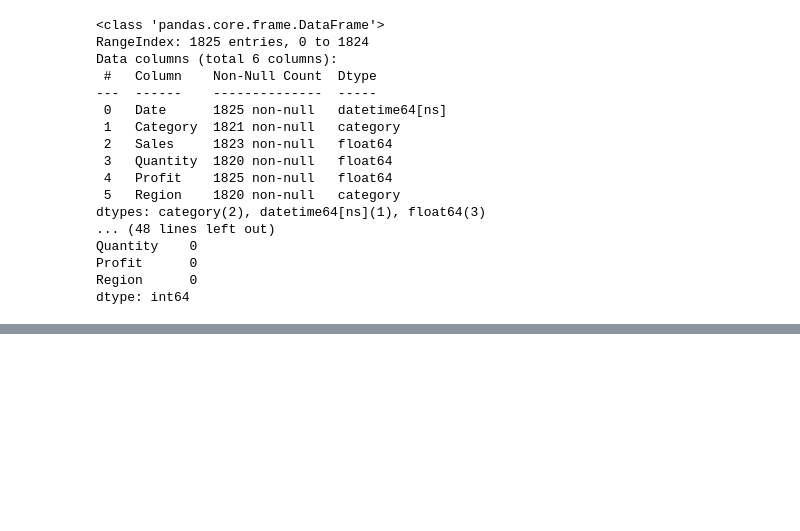
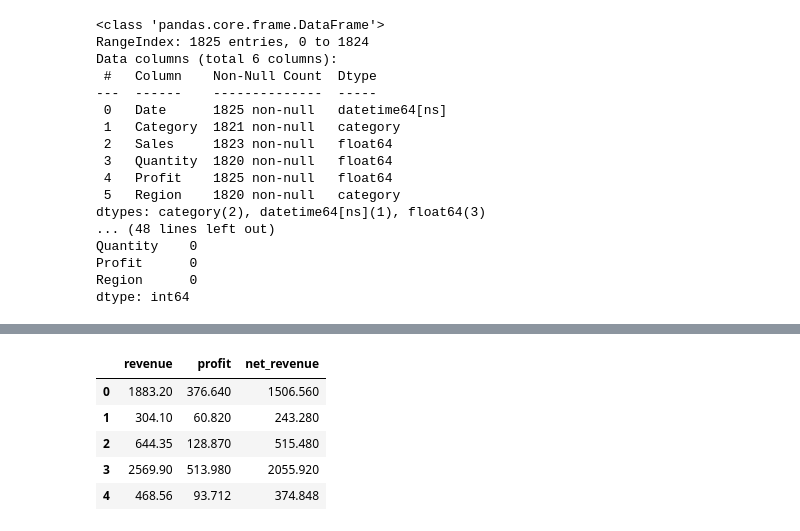
Before and after one commit to MuhammadTayyab8/Artificial-Intelligence-using-Python---DigiSkills, a Jupyter notebook: Artificial_Intelligence_using_Python.ipynb, the cells around one changed output, grey strips where cells are left out. Saved outputs shown, nothing was run; the diff lists cells and outputs as text; code cells hidden in the pictures; blank space fills up the shorter version.

```diff
--- a/Artificial_Intelligence_using_Python.ipynb
+++ b/Artificial_Intelligence_using_Python.ipynb
@@ -1127,0 +1242,63 @@ dtype: int64
+# %%
+# Applying Functions - apply, map & pipe
+import pandas as pd
+
+df = pd.read_csv(
+    "ecommerce_sales_analytics_5000.csv",
+    parse_dates=["order_date"]
+)
+
+df.info()
+df.head()
+
+# map
+print("\n ==== MAP: \n")
+df["payment_type"] = df["payment_method"].map({
+    "Card": "Digital",
+    "Wallet": "Digital",
+    "COD": "Cash"
+})
+
+df["payment_type"].unique()
+df.head()
+
+print("\n ==== total payments: \n")
+df.groupby("payment_type").size()
+
+
+# Apply
+print("\n ==== Apply: \n")
+def revenue_category(row):
+  if row["revenue"] > 500:
+    return "High"
+  elif row["revenue"] >= 200:
+    return "Medium"
+  else:
+    return "Low"
+
+df["revenue_category"] = df.apply(revenue_category, axis=1)
+df["revenue_category"].value_counts()
+
+
+# Sample
+print("\n ==== Sample: \n")
+df[["revenue", "revenue_category"]].sample(10)
+
+# === PIPE ===
+def add_profit(data):
+  data["profit"] = data["revenue"] * 0.20
+  return data
+
+def add_net_revenue(data):
+  data["net_revenue"] = data["revenue"] - data["profit"]
+  return data
+
+df = (
+    df
+    .pipe(add_profit)
+    .pipe(add_net_revenue)
+)
+
+print("\n ==== Pipe: \n")
+df[["revenue", "profit", "net_revenue"]].head()
+# %% [output]
@@ -1127,0 +1322,6 @@ dtype: int64
+|  | revenue | profit | net_revenue |
+| 0 | 1883.20 | 376.640 | 1506.560 |
+| 1 | 304.10 | 60.820 | 243.280 |
+| 2 | 644.35 | 128.870 | 515.480 |
+| 3 | 2569.90 | 513.980 | 2055.920 |
+| 4 | 468.56 | 93.712 | 374.848 |
```
Also changed, not shown: parts of 5 cells of this notebook.
